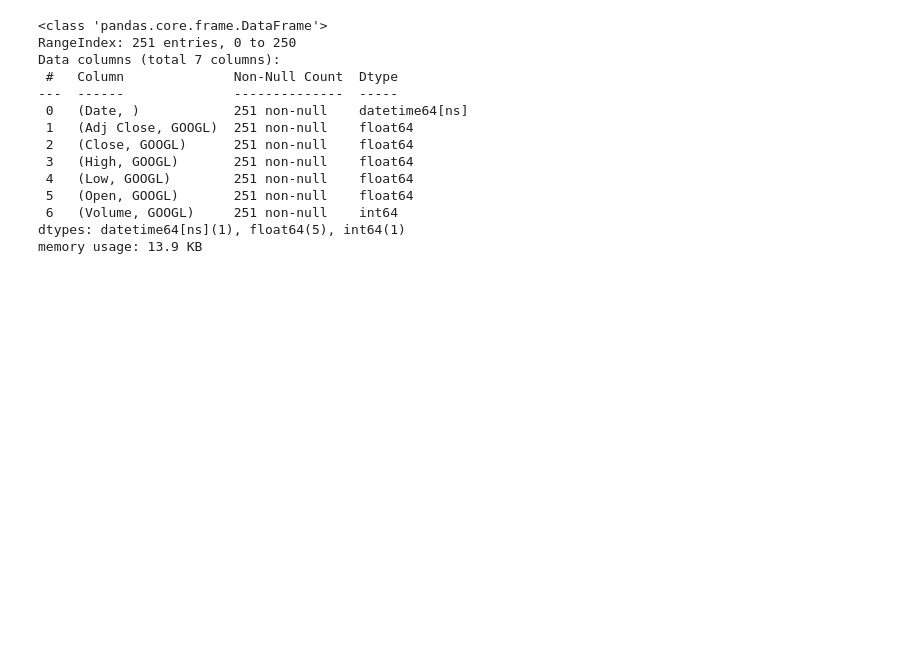
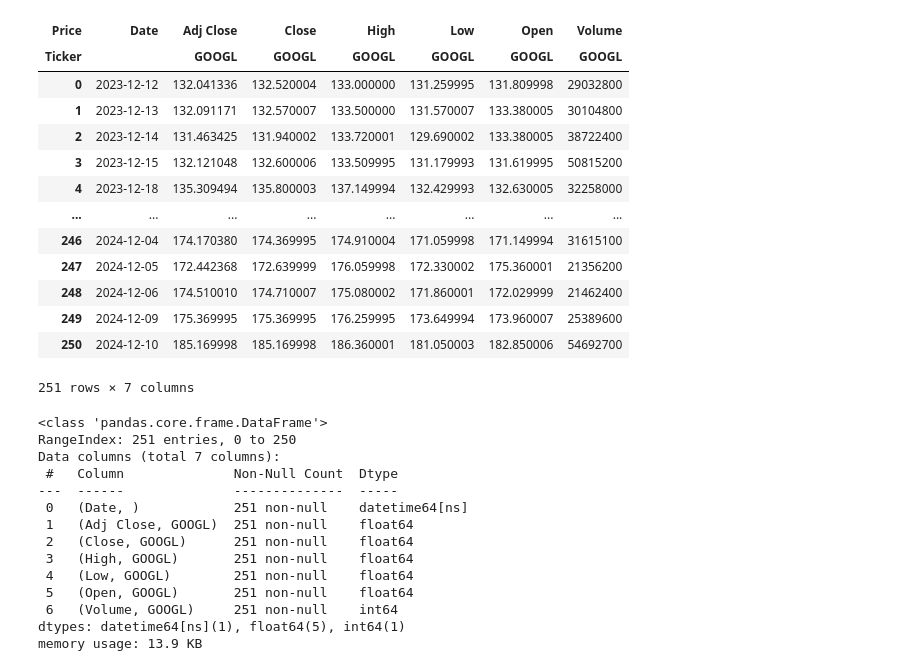
Before and after one commit to Prerana-walvekar/Python, a Jupyter notebook: Stock-market-ARIMA.ipynb, the cells around one changed output. Drawn from its saved outputs; the diff is of its cells as text; code cells hidden in the pictures; blank space fills up the shorter version.

```diff
--- a/Stock-market-ARIMA.ipynb
+++ b/Stock-market-ARIMA.ipynb
@@ -56,6 +56,22 @@ memory usage: 13.7 KB
 # %%
 df.insert(0,"Date", df.index,True)
 df.reset_index(drop=True,inplace=True)
+df
+# %% [output]
+| Price | Date | Adj Close | Close | High | Low | Open | Volume |
+| Ticker |  | GOOGL | GOOGL | GOOGL | GOOGL | GOOGL | GOOGL |
+| 0 | 2023-12-12 | 132.041336 | 132.520004 | 133.000000 | 131.259995 | 131.809998 | 29032800 |
+| 1 | 2023-12-13 | 132.091171 | 132.570007 | 133.500000 | 131.570007 | 133.380005 | 30104800 |
+| 2 | 2023-12-14 | 131.463425 | 131.940002 | 133.720001 | 129.690002 | 133.380005 | 38722400 |
+| 3 | 2023-12-15 | 132.121048 | 132.600006 | 133.509995 | 131.179993 | 131.619995 | 50815200 |
+| 4 | 2023-12-18 | 135.309494 | 135.800003 | 137.149994 | 132.429993 | 132.630005 | 32258000 |
+| ... | ... | ... | ... | ... | ... | ... | ... |
+| 246 | 2024-12-04 | 174.170380 | 174.369995 | 174.910004 | 171.059998 | 171.149994 | 31615100 |
+| 247 | 2024-12-05 | 172.442368 | 172.639999 | 176.059998 | 172.330002 | 175.360001 | 21356200 |
+| 248 | 2024-12-06 | 174.510010 | 174.710007 | 175.080002 | 171.860001 | 172.029999 | 21462400 |
+| 249 | 2024-12-09 | 175.369995 | 175.369995 | 176.259995 | 173.649994 | 173.960007 | 25389600 |
+| 250 | 2024-12-10 | 185.169998 | 185.169998 | 186.360001 | 181.050003 | 182.850006 | 54692700 |
+251 rows × 7 columns
 # %%
 df.info()
 # %% [output]
```
Also changed, not shown: parts of 5 cells of this notebook, 6 other files.
